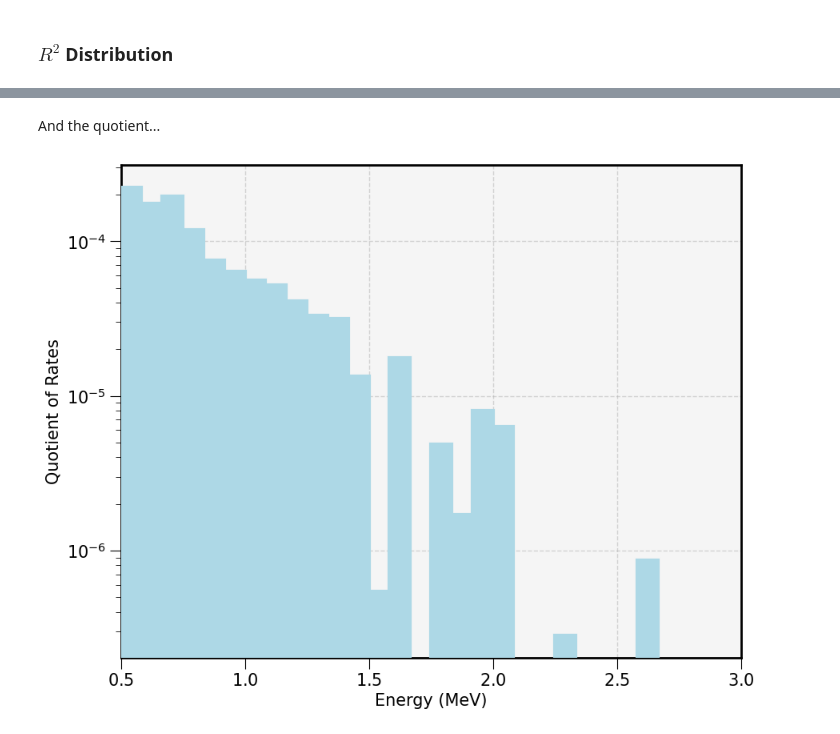
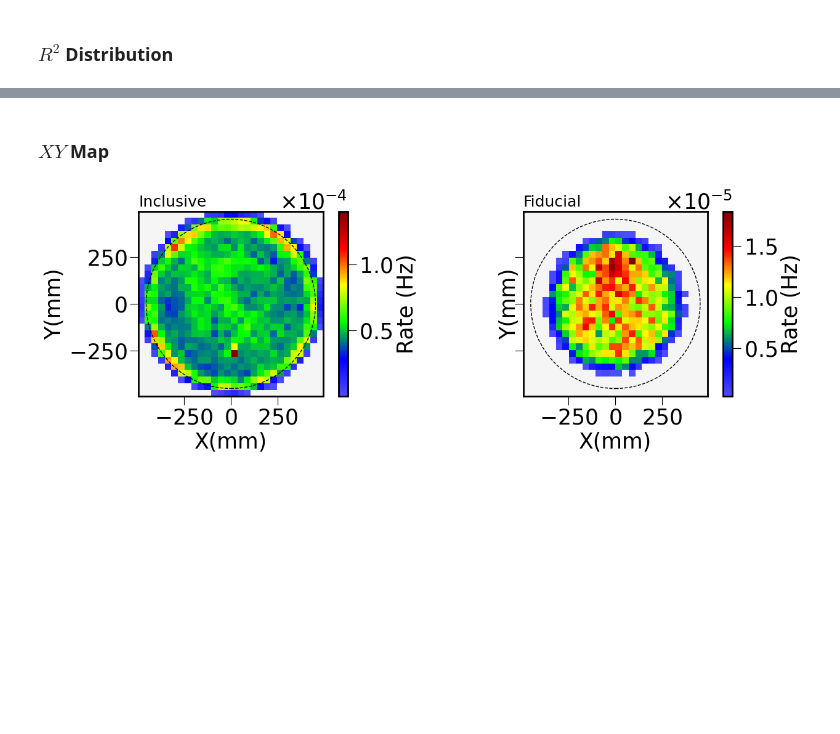
Before and after one commit to camacortespar/next-analysis, a Jupyter notebook: NEXT-100/Backgrounds/notebooks/1 - Analysis_Evt_Level.ipynb, the cells around one changed output, grey strips where cells are left out. Drawn from its saved outputs; the diff is of its cells as text; code cells hidden in the pictures; blank space fills up the shorter version.

```diff
--- a/NEXT-100/Backgrounds/notebooks/1 - Analysis_Evt_Level.ipynb
+++ b/NEXT-100/Backgrounds/notebooks/1 - Analysis_Evt_Level.ipynb
@@ -749,27 +413,2 @@ RAS: on in range: counts = 9731, corr. time = 3485614.53 s | Rate = 0.0028 Hz
-# %% [markdown]
-And the quotient...
-# %%
-# Filter out NaN/Inf values
-valid_counts = (E_ras_on_off_hist['counts'] >= 0)
-filtered_counts = E_ras_on_off_hist['counts'][valid_counts]
-filtered_bin_edges = E_ras_on_off_hist['bin_edges'][:-1][valid_counts]
-bin_width = E_ras_on_off_hist['bin_edges'][1] - E_ras_on_off_hist['bin_edges'][0]
-
-# ----- Plotting ----- #
-plt.bar(filtered_bin_edges, filtered_counts, width=bin_width,
-       align='edge', label='RAS: On / RAS: Off', color='lightblue', edgecolor='lightblue', zorder=3)
-
-# Styling
-plt.xlabel('Energy (MeV)')
-plt.xlim(0.5, 3)
-plt.ylabel('Quotient of Rates')
-# plt.ylim(0, 2)
-plt.yscale('log')
-# plt.legend(loc='upper right')
-
-plt.grid(True)
-plt.gca().set_facecolor("whitesmoke")
-# plt.savefig('/lhome/ific/c/ccortesp/Analysis/NEXT-100/Backgrounds/images/Energy_Bckg_RAS_On_Off_Quotient.pdf')
-plt.show()
-# %% [output]
-[figure, removed]
+# %% [markdown]
+### $XY$ Map
@@ -775,0 +442,39 @@ plt.show()
+# %%
+n_bins = 35
+fig, axes = plt.subplots(1, 2, figsize=(14, 5), sharex=True, sharey=True)
+
+for i, label in enumerate(['Inclusive', 'Fiducial']):
+
+    # Dataframe
+    if label == 'Inclusive' :   dataframe = ANA_INFO['data']['df_inclusive']
+    elif label == 'Fiducial':   dataframe = ANA_INFO['data']['df_fiducial']
+    duration = ANA_INFO['data']['duration']
+
+    # Variables
+    X = dataframe['X_bary']
+    Y = dataframe['Y_bary']
+
+    # 2D histogram: normalized by corrected DAQ data taking time
+    XY_hit_map, ex, ey = crudo.pt.mapping(X, Y, xy_bins=n_bins, pos=True)
+    XY_rate            = XY_hit_map / duration
+    XY_rate            = np.ma.masked_where(XY_rate == 0, XY_rate)
+    # XY_rate            = np.clip(XY_rate, 0, 4e-5)
+
+    # ----- Plotting ----- #
+    im = axes[i].pcolormesh(ex, ey, XY_rate.T, cmap=crudo.pt.custom_hsv, shading='auto')
+    cbar = plt.colorbar(im, ax=axes[i], label='Rate (Hz)', shrink=1.0)
+    cbar.formatter.set_powerlimits((-3, 3))
+    axes[i].set_xlabel('X(mm)')
+    axes[i].set_xlim(-crudo.pt.N100_rad, crudo.pt.N100_rad)
+    axes[i].set_ylabel('Y(mm)')
+    axes[i].set_ylim(-crudo.pt.N100_rad, crudo.pt.N100_rad)
+    axes[i].set_aspect('equal', adjustable='box')
+    axes[i].add_patch(crudo.pt.plot_circle(R_UP, linestyle='--'))   # R-lim
+    axes[i].set_title(f'{label}', fontsize=18, loc='left')
+    axes[i].set_facecolor("whitesmoke")
+
+
+plt.tight_layout()
+plt.show()
+# %% [output]
+[figure, added]
```
Also changed, not shown: parts of 35 cells of this notebook, 15 other files.
